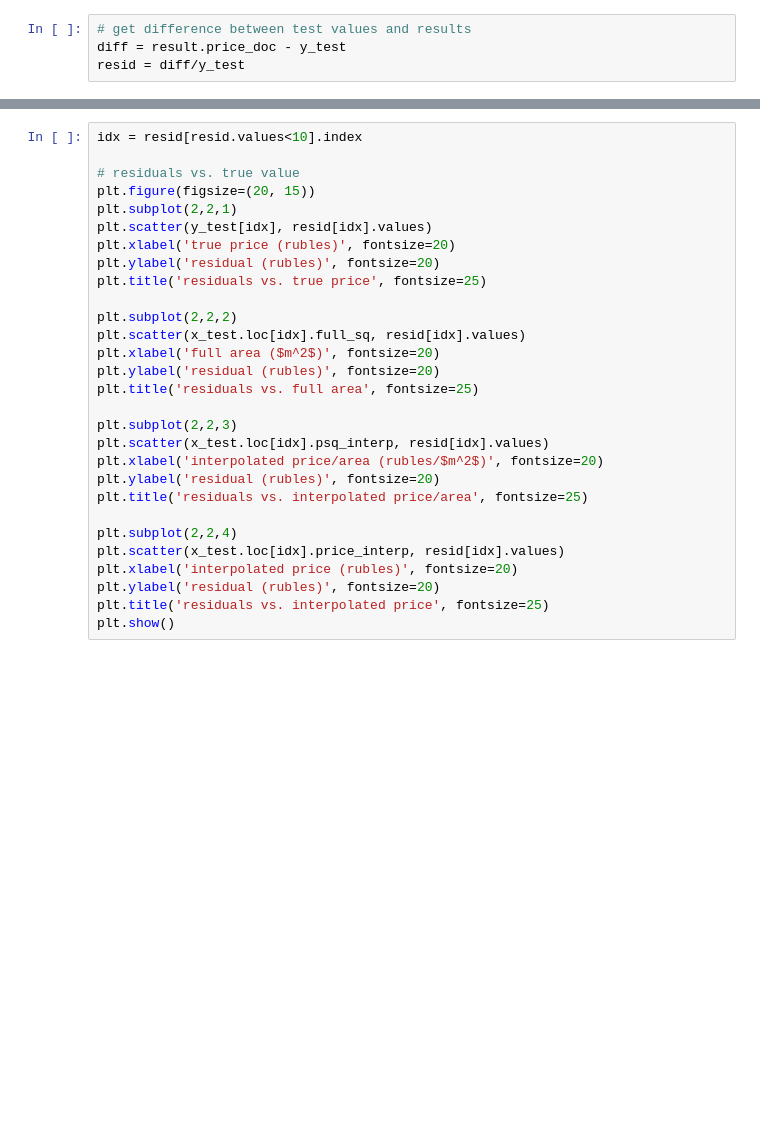
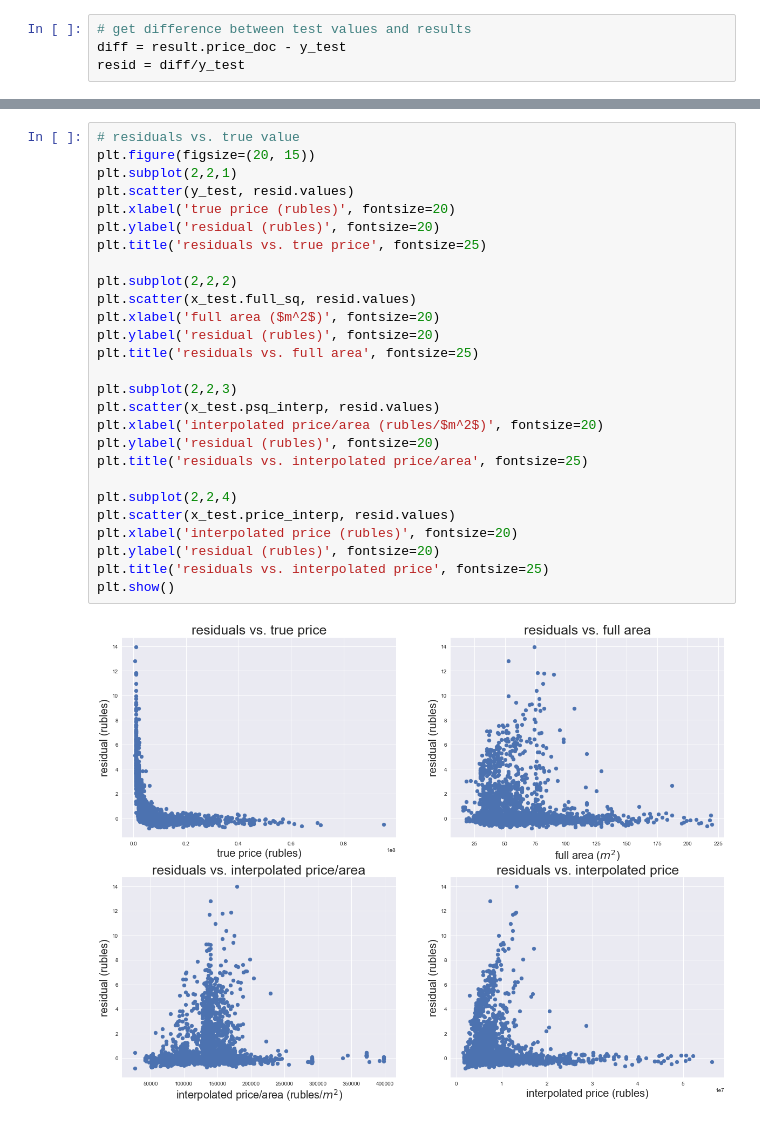
Before and after one commit to nmirman/sberbank, a Jupyter notebook: analysis/Sberbank.ipynb, the cells around one changed output, grey strips where cells are left out. Drawn from its saved outputs; the diff is of its cells as text; blank space fills up the shorter version.

```diff
--- a/analysis/Sberbank.ipynb
+++ b/analysis/Sberbank.ipynb
@@ -517,32 +539,32 @@ Most of the residuals are between -1 and 1, as expected.  However, there is a la
 # %%
-idx = resid[resid.values<10].index
-
 # residuals vs. true value
 plt.figure(figsize=(20, 15))
 plt.subplot(2,2,1)
-plt.scatter(y_test[idx], resid[idx].values)
+plt.scatter(y_test, resid.values)
 plt.xlabel('true price (rubles)', fontsize=20)
 plt.ylabel('residual (rubles)', fontsize=20)
 plt.title('residuals vs. true price', fontsize=25)
 
 plt.subplot(2,2,2)
-plt.scatter(x_test.loc[idx].full_sq, resid[idx].values)
+plt.scatter(x_test.full_sq, resid.values)
 plt.xlabel('full area ($m^2$)', fontsize=20)
 plt.ylabel('residual (rubles)', fontsize=20)
 plt.title('residuals vs. full area', fontsize=25)
 
 plt.subplot(2,2,3)
-plt.scatter(x_test.loc[idx].psq_interp, resid[idx].values)
+plt.scatter(x_test.psq_interp, resid.values)
 plt.xlabel('interpolated price/area (rubles/$m^2$)', fontsize=20)
 plt.ylabel('residual (rubles)', fontsize=20)
 plt.title('residuals vs. interpolated price/area', fontsize=25)
 
 plt.subplot(2,2,4)
-plt.scatter(x_test.loc[idx].price_interp, resid[idx].values)
+plt.scatter(x_test.price_interp, resid.values)
 plt.xlabel('interpolated price (rubles)', fontsize=20)
 plt.ylabel('residual (rubles)', fontsize=20)
 plt.title('residuals vs. interpolated price', fontsize=25)
 plt.show()
+# %% [output]
+[figure, added]
 # %% [markdown]
 These plots show no major correlations, which indicates that the XGBoost model is reasonably unbiased as a function of price and area.
 
```
Also changed, not shown: parts of 12 cells of this notebook.
